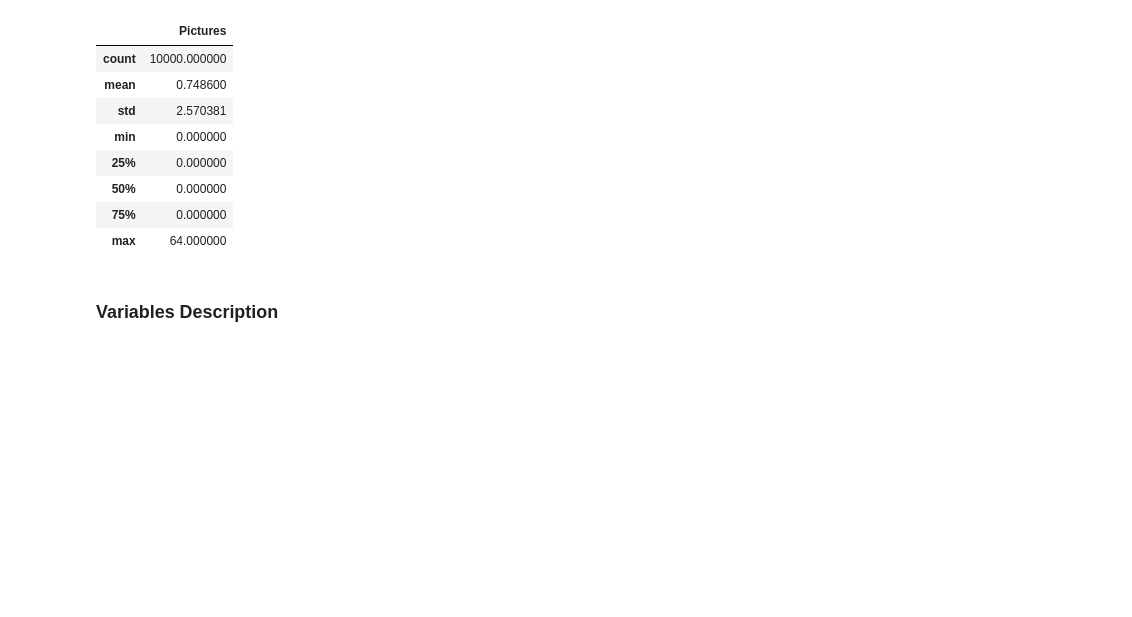
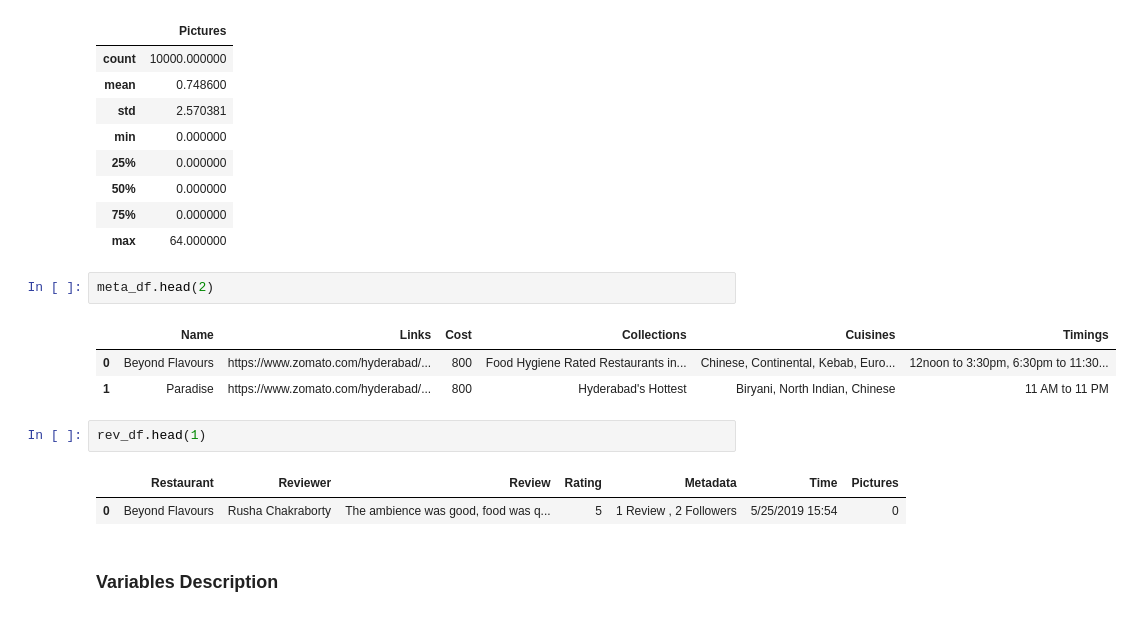
Before and after one commit to dipakpatil2001/Zomato-Restaurant-Clustering-And-Sentiment-Analysis-Unsupervised-ML, a Jupyter notebook: Zomato_Restaurant_Clustering_And_Sentiment_Analysis.ipynb, the cells around one changed output. Cells and saved outputs as stored; diff of their text form; blank space fills up the shorter version.

```diff
--- a/Zomato_Restaurant_Clustering_And_Sentiment_Analysis.ipynb
+++ b/Zomato_Restaurant_Clustering_And_Sentiment_Analysis.ipynb
@@ -334,6 +334,17 @@ rev_df.describe()
 | 50% | 0.000000 |
 | 75% | 0.000000 |
 | max | 64.000000 |
+# %%
+meta_df.head(2)
+# %% [output]
+|  | Name | Links | Cost | Collections | Cuisines | Timings |
+| 0 | Beyond Flavours | https://www.zomato.com/hyderabad/... | 800 | Food Hygiene Rated Restaurants in... | Chinese, Continental, Kebab, Euro... | 12noon to 3:30pm, 6:30pm to 11:30... |
+| 1 | Paradise | https://www.zomato.com/hyderabad/... | 800 | Hyderabad's Hottest | Biryani, North Indian, Chinese | 11 AM to 11 PM |
+# %%
+rev_df.head(1)
+# %% [output]
+|  | Restaurant | Reviewer | Review | Rating | Metadata | Time | Pictures |
+| 0 | Beyond Flavours | Rusha Chakraborty | The ambience was good, food was q... | 5 | 1 Review , 2 Followers | 5/25/2019 15:54 | 0 |
 # %% [markdown]
 ### Variables Description
 # %% [markdown]
```
Also changed, not shown: parts of 22 cells of this notebook.
